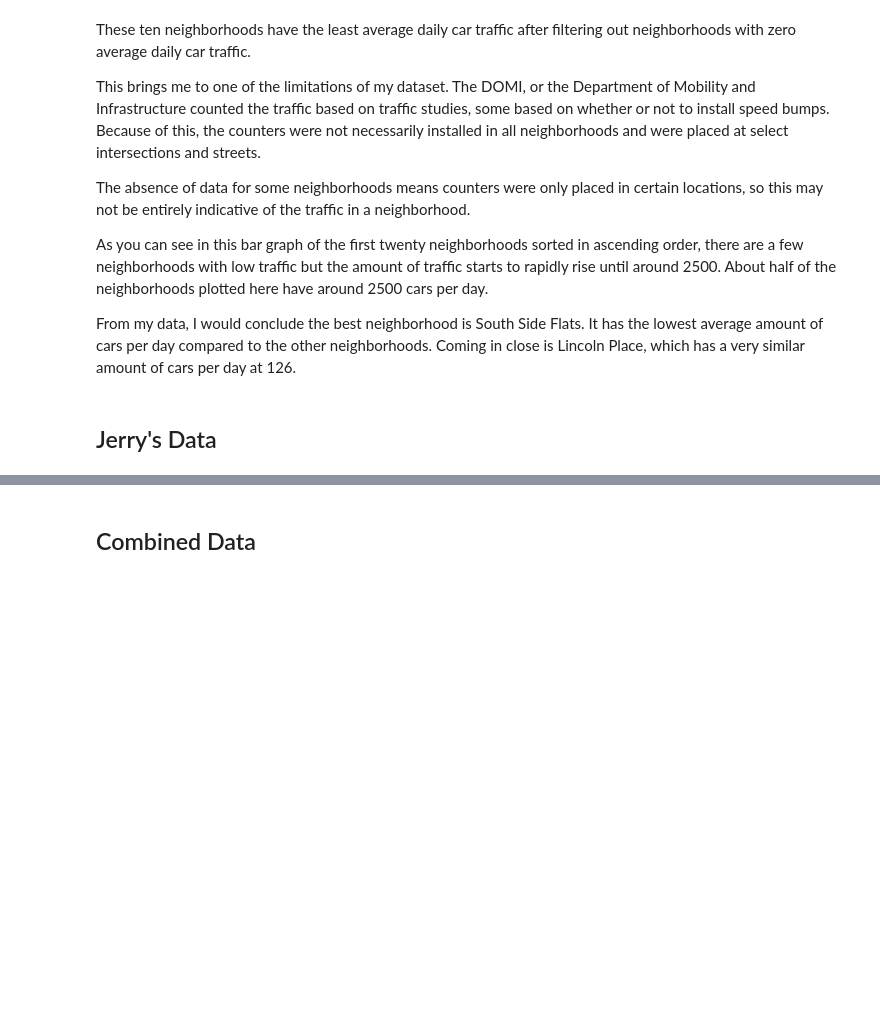
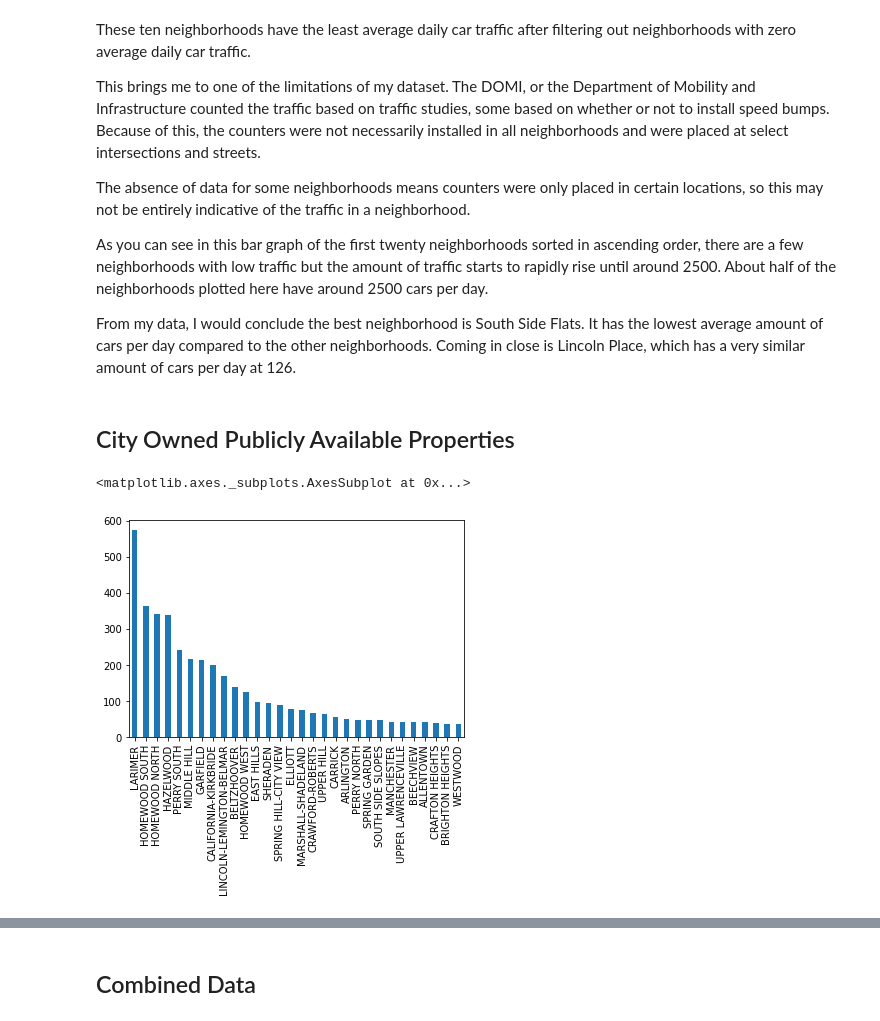
Before and after one commit to dwm39/Best-City-in-Pittsburgh, a Jupyter notebook: Combined_NoteBook.ipynb, the cells around one changed output, grey strips where cells are left out. Cells and saved outputs as stored; diff of their text form; code cells hidden in the pictures; blank space fills up the shorter version.

```diff
--- a/Combined_NoteBook.ipynb
+++ b/Combined_NoteBook.ipynb
@@ -131,5 +131,16 @@ The absence of data for some neighborhoods means counters were only placed in ce
 As you can see in this bar graph of the first twenty neighborhoods sorted in ascending order, there are a few neighborhoods with low traffic but the amount of traffic starts to rapidly rise until around 2500. About half of the neighborhoods plotted here have around 2500 cars per day.
 
 From my data, I would conclude the best neighborhood is South Side Flats. It has the lowest average amount of cars per day compared to the other neighborhoods. Coming in close is Lincoln Place, which has a very similar amount of cars per day at 126.
-# %% [markdown]
-## Jerry's Data
+# %% [markdown]
+## City Owned Publicly Available Properties
+# %%
+house = pd.read_csv("House.csv")
+# %%
+hl = house['Neighborhood']
+hd = hl.value_counts().sort_values(ascending=False)
+ha = hl.value_counts().sort_values(ascending=True)
+# %%
+hd.head(30).plot(kind ="bar")
+# %% [output]
+<matplotlib.axes._subplots.AxesSubplot at 0x...>
+[figure, added]
```
Also changed, not shown: parts of 10 cells of this notebook.
